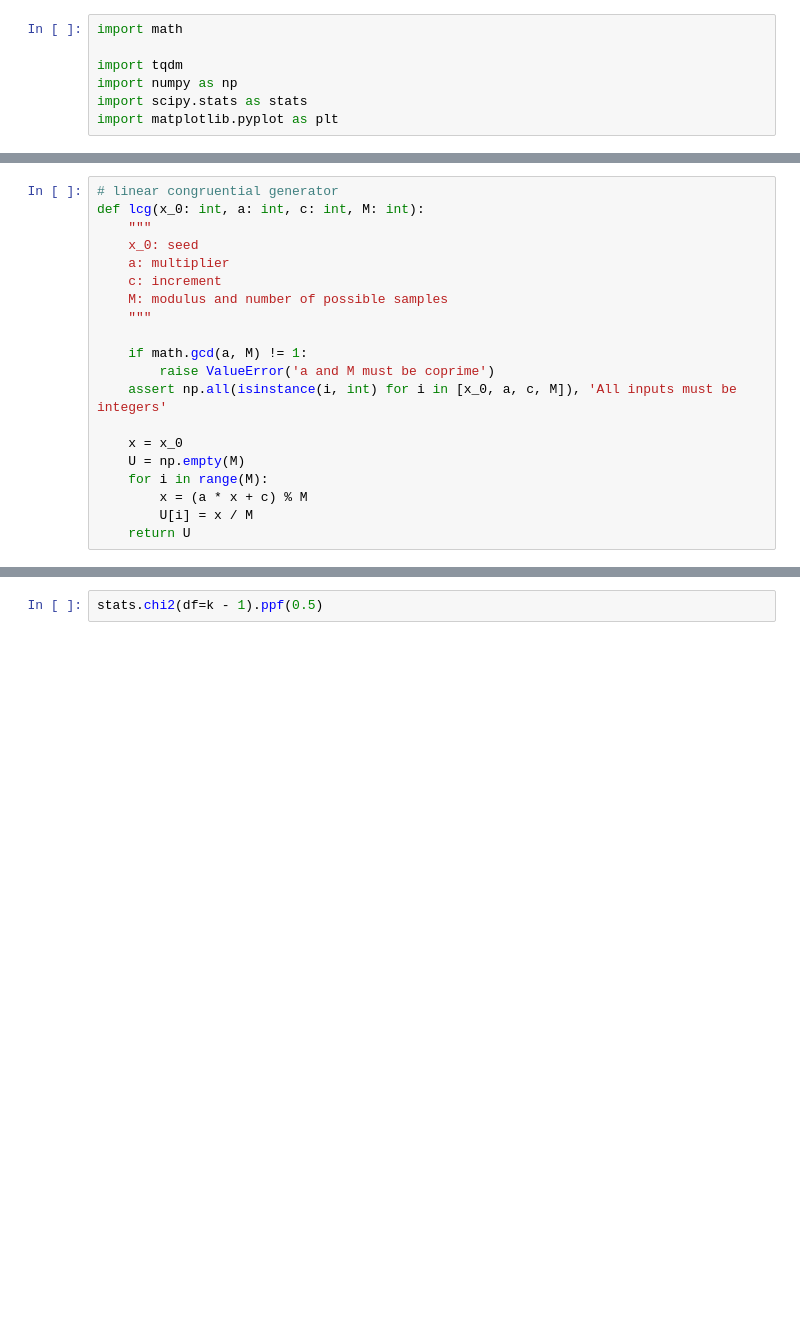
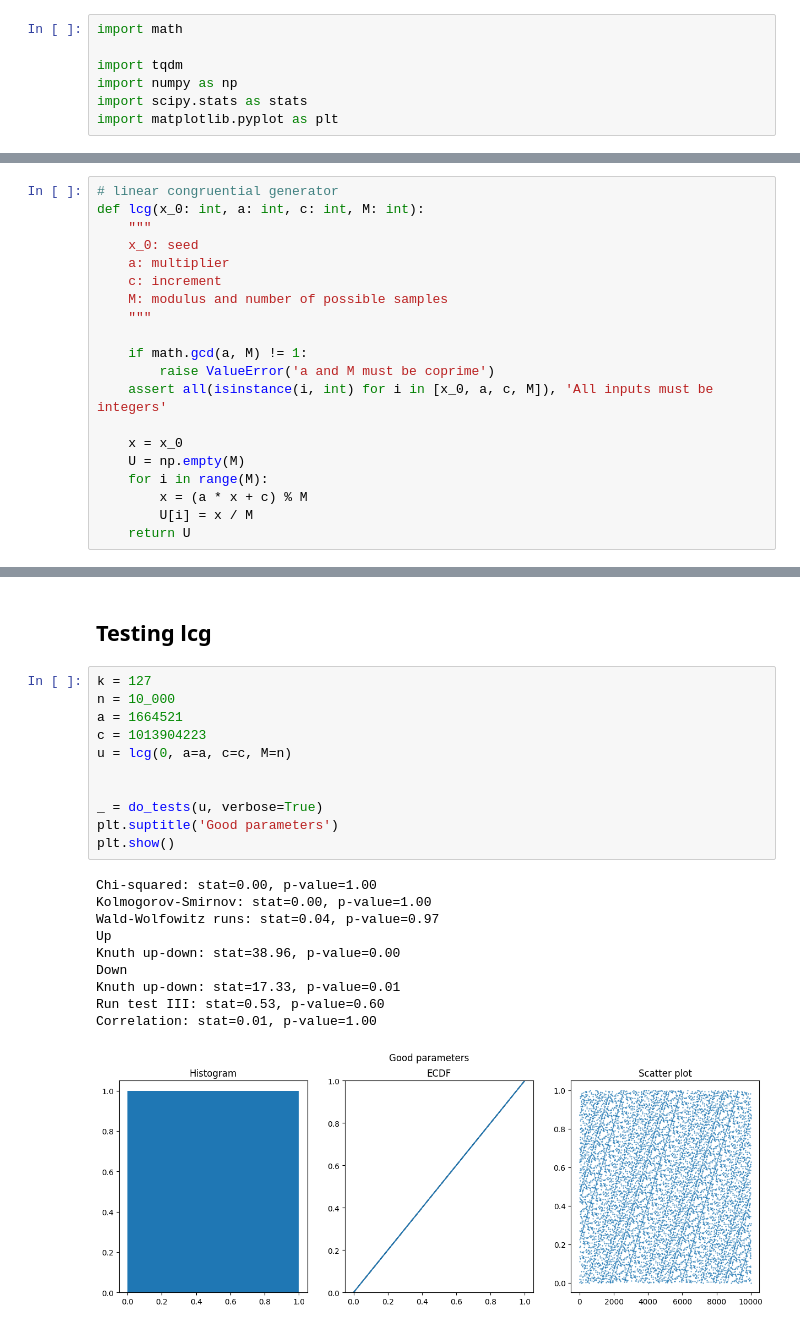
Before and after one commit to nielsenchristianole/stochastic_simulation, a Jupyter notebook: excercises/exercises.ipynb, the cells around one changed output, grey strips where cells are left out. Saved outputs shown, nothing was run; the diff lists cells and outputs as text; blank space fills up the shorter version.

```diff
--- a/excercises/exercises.ipynb
+++ b/excercises/exercises.ipynb
@@ -17,7 +21,7 @@ def lcg(x_0: int, a: int, c: int, M: int):
 
     if math.gcd(a, M) != 1:
         raise ValueError('a and M must be coprime')
-    assert np.all(isinstance(i, int) for i in [x_0, a, c, M]), 'All inputs must be integers'
+    assert all(isinstance(i, int) for i in [x_0, a, c, M]), 'All inputs must be integers'
 
     x = x_0
     U = np.empty(M)
@@ -72,2 +147,24 @@ print(f'Wald-Wolfowitz runs: {runs}, z-score: {z:.2f}')
-# %%
-stats.chi2(df=k - 1).ppf(0.5)
+# %% [markdown]
+## Testing lcg
+# %%
+k = 127
+n = 10_000
+a = 1664521
+c = 1013904223
+u = lcg(0, a=a, c=c, M=n)
+
+
+_ = do_tests(u, verbose=True)
+plt.suptitle('Good parameters')
+plt.show()
+# %% [output]
+Chi-squared: stat=0.00, p-value=1.00
+Kolmogorov-Smirnov: stat=0.00, p-value=1.00
+Wald-Wolfowitz runs: stat=0.04, p-value=0.97
+Up
+Knuth up-down: stat=38.96, p-value=0.00
+Down
+Knuth up-down: stat=17.33, p-value=0.01
+Run test III: stat=0.53, p-value=0.60
+Correlation: stat=0.01, p-value=1.00
+[figure, added]
```
Also changed, not shown: parts of 11 cells of this notebook.
